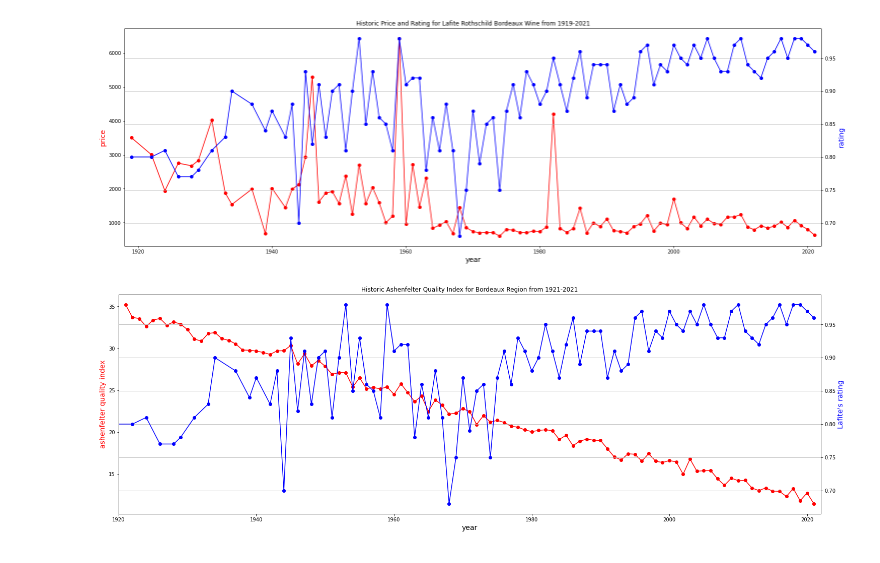
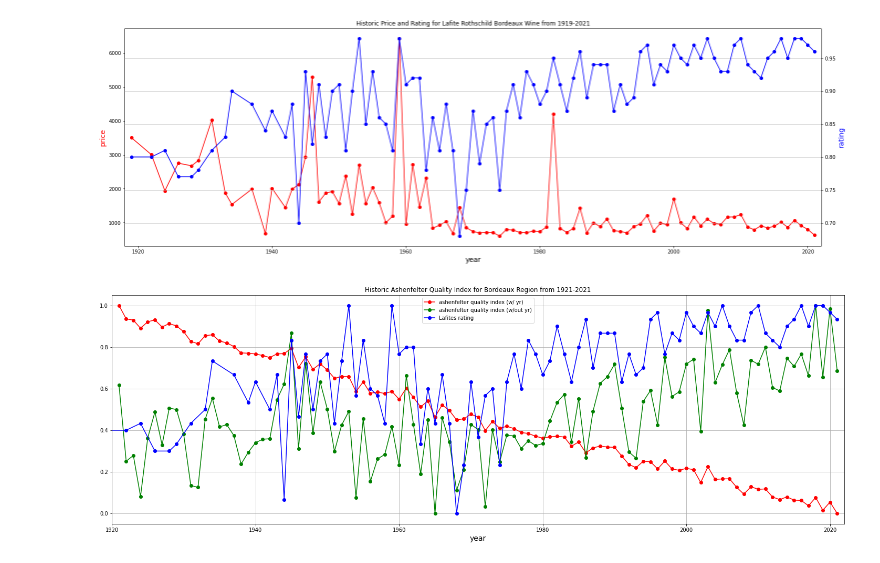
Before and after one commit to polina-golikova/Wine-Quality-Modeling, a Jupyter notebook: source/HistoricLafiteData.ipynb, the cells around one changed output. Drawn from its saved outputs; the diff is of its cells as text; code cells hidden in the pictures.

```diff
--- a/source/HistoricLafiteData.ipynb
+++ b/source/HistoricLafiteData.ipynb
@@ -1,10 +1,20 @@
 # %%
 import pandas as pd
 import matplotlib.pyplot as plt
+import numpy as np
 
-def ashenfelterQualityIndex(vintageYr,
-                avgTempGrowing, totalPrecipAug,
-                avgTempSept, totalPrecipWinter):
+def ashenfelterQualityIndex2(avgTempGrowing,
+                            totalPrecipAug,
+                            avgTempSept,
+                            totalPrecipWinter):
+    return (.608*(avgTempGrowing) - .00380*(totalPrecipAug) + .00115*(totalPrecipWinter) + .00765*(avgTempSept))
+
+def ashenfelterQualityIndex1(vintageYr,
+                            avgTempGrowing,
+                            totalPrecipAug,
+                            avgTempSept,
+                            totalPrecipWinter):
+
     return (.240*(2021-vintageYr) + .608*(avgTempGrowing) - .00380*(totalPrecipAug) + .00115*(totalPrecipWinter) + .00765*(avgTempSept))
 
 
@@ -29,38 +39,53 @@ ax2.plot(Year, Index,color="blue", marker="o")
 ax2.set_ylabel("rating", color="blue", fontsize=14)
 plt.xlim(1918, 2022)
 plt.title("Historic Price and Rating for Lafite Rothschild Bordeaux Wine from 1919-2021")
 plt.grid()
 plt.show()
 
 df2 = pd.read_excel(r'C:/Users/polin/Dropbox/EE 608 spring 2023/project/Wine-Quality-Modeling/data/bordeauxWeather.xlsx')
 Year2 = df2['year'].values.tolist()
 avgTempSept = df2['sepT'].values.tolist()
 avgTempGrowing = df2['avgTempAprilSeptember'].values.tolist()
 totalPrecipAug = df2['totalPSeptAug'].values.tolist()
 totalPrecipWinter = df2['totalPOctMar'].values.tolist()
 
-ashIndex = []
+ashIndex1 = []
 for idx, y in enumerate(Year2):
-        ashIndex.append(ashenfelterQualityIndex(y,
+        ashIndex1.append(ashenfelterQualityIndex1(y,
                                             avgTempGrowing[idx],
                                             totalPrecipAug[idx],
                                             avgTempSept[idx],
                                             totalPrecipWinter[idx]))
+ashIndex2 = []
+for idx, y in enumerate(Year2):
+        ashIndex2.append(ashenfelterQualityIndex2(avgTempGrowing[idx],
+                                            totalPrecipAug[idx],
+                                            avgTempSept[idx],
+                                            totalPrecipWinter[idx]))
 
+# Normalize Ashenfelter Index (0-1)
+ashIndex1 = (ashIndex1 - np.min(ashIndex1))/(np.max(ashIndex1) - np.min(ashIndex1))
+# Normalize Ashenfelter Index (0-1)
+ashIndex2 = (ashIndex2 - np.min(ashIndex2))/(np.max(ashIndex2) - np.min(ashIndex2))
+# Normalize Lafite's Rating (0-1)
+lafiteRating = (Index - np.min(Index))/(np.max(Index) - np.min(Index))
 
 
 fig,ax = plt.subplots()
 fig.set_size_inches(25, 8)
-ax.plot(Year2, ashIndex, color="red", marker="o")
+
+ax.plot(Year2, ashIndex1, color="red", marker="o")
+ax.plot(Year2, ashIndex2 ,color="green", marker="o")
+ax.plot(Year, lafiteRating,color="blue", marker="o")
+
 ax.set_xlabel("year", fontsize = 14)
-ax.set_ylabel("ashenfelter quality index", color="red", fontsize=14)
-ax2 = ax.twinx()
-ax2.plot(Year, Index,color="blue", marker="o")
-ax2.set_ylabel("Lafite's rating", color="blue", fontsize=14)
+ax.legend(['ashenfelter quality index (w/ yr)', 'ashenfelter quality index (w/out yr)', 'Lafites rating'])
+
+
 plt.xlim(1920, 2022)
 plt.title("Historic Ashenfelter Quality Index for Bordeaux Region from 1921-2021")
 plt.grid()
 plt.show()
 # %% [output]
 [figure]
-[figure, old version]
+[figure, new version]
```
